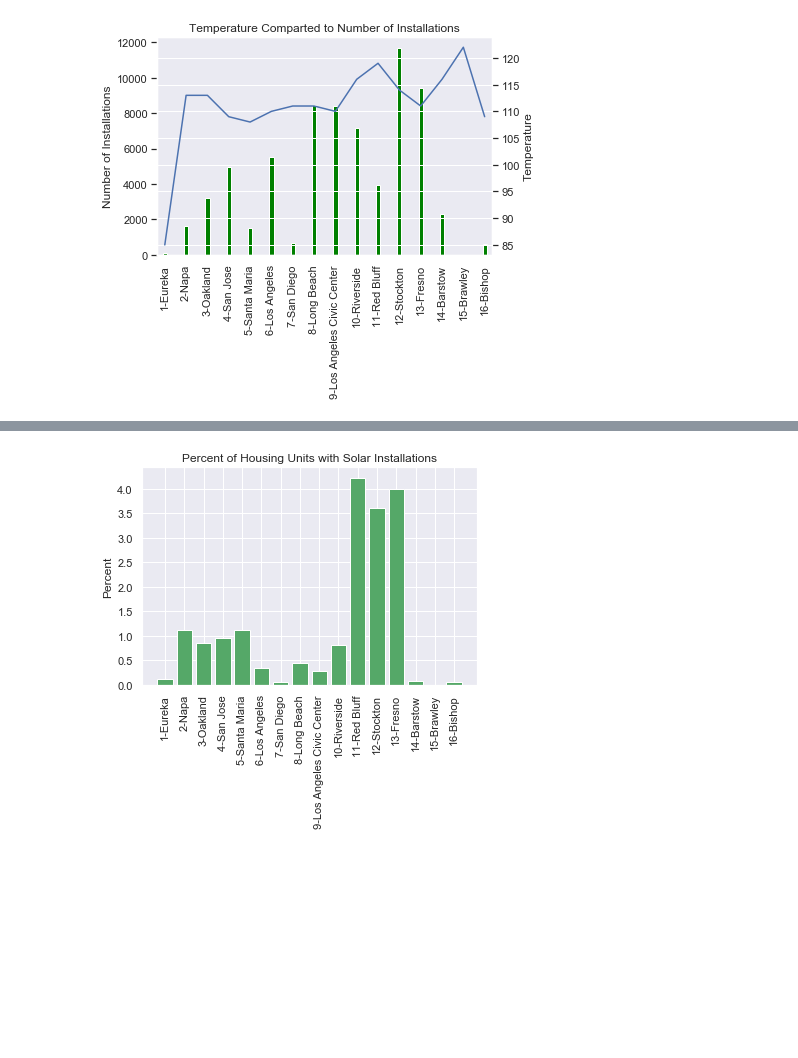
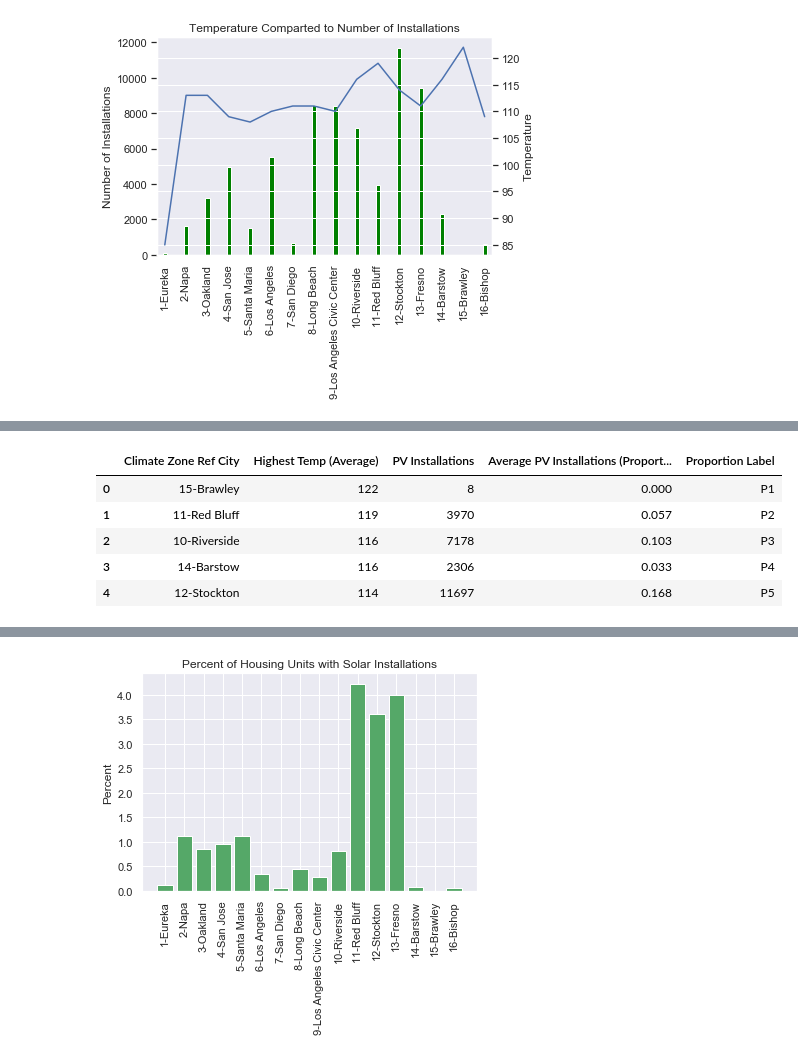
Before and after one commit to dylanmkaiser/Project1, a Jupyter notebook: open_pv_california_2015-V4.ipynb, the cells around one changed output, grey strips where cells are left out. Drawn from its saved outputs; the diff is of its cells as text; code cells hidden in the pictures; blank space fills up the shorter version.

```diff
--- a/open_pv_california_2015-V4.ipynb
+++ b/open_pv_california_2015-V4.ipynb
@@ -223,0 +234,32 @@ plt.savefig("SystemSizeVSNumberInstallations.png")
+# %%
+#TEST STATISTICS USING GOOD OF FITNESS TEST
+#The Highes Recorded Temperature is from the Reference City and we will treat as the average for the entire Climate Zone with
+#the reference City
+
+#New dataframe to look at the average of installations by Climate Zone and Reference City and highest temperature
+
+test_data=summary_by_climatelocation["Climate Zone Ref City"]
+test_data=pd.DataFrame(test_data)
+test_data["Highest Temp (Average)"]=summary_by_climatelocation["Highest Temp Rec"]
+test_data["PV Installations"]=summary_by_climatelocation["PV Installations"]
+#total_installations=solardata_summary["PV Installations"].count()
+test_data["Average PV Installations (Proportions)"]=round(test_data["PV Installations"]/test_data["PV Installations"].sum(),3)
+
+sort_test_data=test_data.sort_values(["Highest Temp (Average)"],ascending = False).reset_index()
+sort_test_data=pd.DataFrame(sort_test_data)
+
+statistic_data=sort_test_data.drop(["index"], axis=1)
+statistic_data["Proportion Label"]=["P1","P2","P3","P4","P5","P6","P7","P8","P9","P10","P11","P12","P13","P14","P15","P16"]
+# %%
+#TEST STATISTICS USING GOOD OF FITNESS TEST Cont.
+
+top5_high=statistic_data.head()
+top5_high_temp=pd.DataFrame(top5_high)
+top5_high_temp
+# %% [output]
+|  | Climate Zone Ref City | Highest Temp (Average) | PV Installations | Average PV Installations (Proport... | Proportion Label |
+| 0 | 15-Brawley | 122 | 8 | 0.000 | P1 |
+| 1 | 11-Red Bluff | 119 | 3970 | 0.057 | P2 |
+| 2 | 10-Riverside | 116 | 7178 | 0.103 | P3 |
+| 3 | 14-Barstow | 116 | 2306 | 0.033 | P4 |
+| 4 | 12-Stockton | 114 | 11697 | 0.168 | P5 |
```
Also changed, not shown: parts of 12 cells of this notebook.
